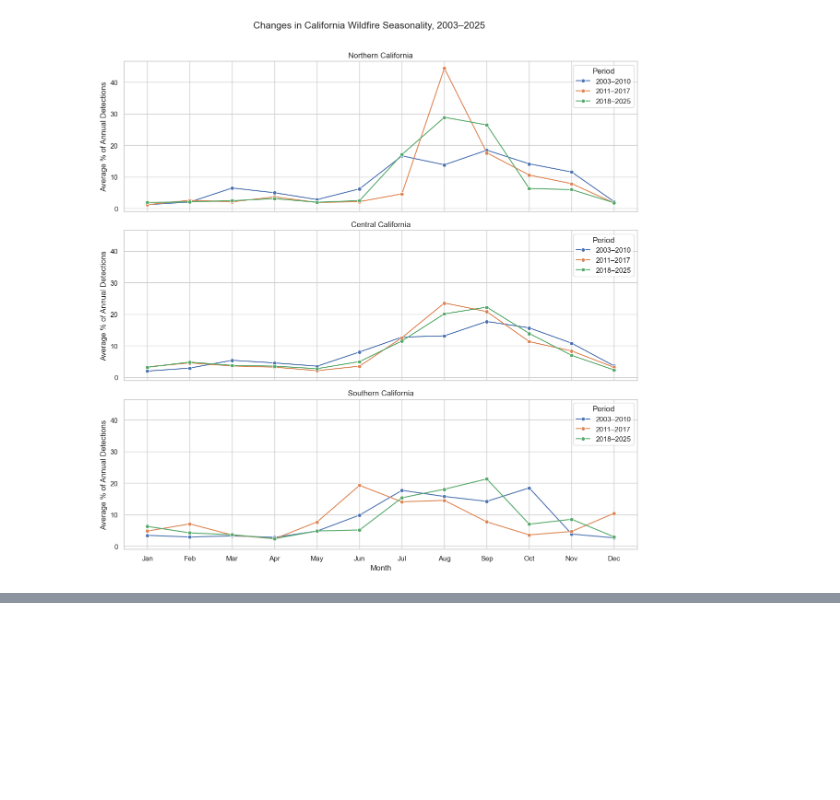
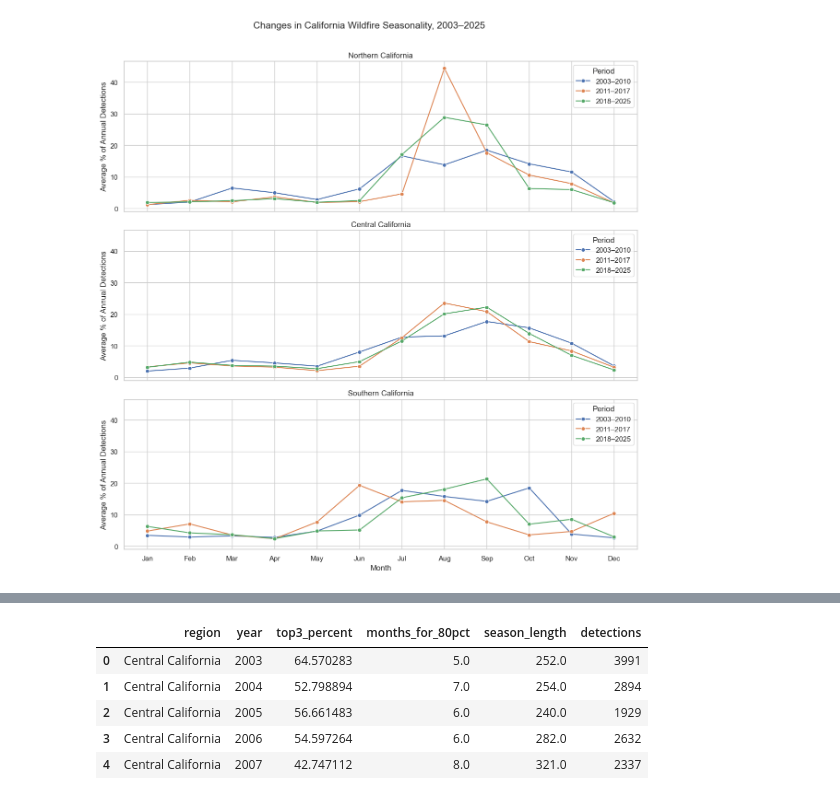
Before and after one commit to vmarroquinguzman/dsc106-project3, a Jupyter notebook: exploratory_vis.ipynb, the cells around one changed output, grey strips where cells are left out. Cells and saved outputs as stored; diff of their text form; code cells hidden in the pictures; blank space fills up the shorter version.

```diff
--- a/exploratory_vis.ipynb
+++ b/exploratory_vis.ipynb
@@ -719,0 +856,21 @@ plt.show()
+# %%
+# Graph 9: Seasonal Concentration vs. Fire-Activity Duration
+
+# Merge the two existing DataFrames
+comparison = concentration.merge(
+    season_metrics[
+        ["region", "year", "season_length", "detections"]
+    ],
+    on=["region", "year"],
+    how="inner"
+)
+
+# Inspect the combined data
+display(comparison.head())
+# %% [output]
+|  | region | year | top3_percent | months_for_80pct | season_length | detections |
+| 0 | Central California | 2003 | 64.570283 | 5.0 | 252.0 | 3991 |
+| 1 | Central California | 2004 | 52.798894 | 7.0 | 254.0 | 2894 |
+| 2 | Central California | 2005 | 56.661483 | 6.0 | 240.0 | 1929 |
+| 3 | Central California | 2006 | 54.597264 | 6.0 | 282.0 | 2632 |
+| 4 | Central California | 2007 | 42.747112 | 8.0 | 321.0 | 2337 |
```
Also changed, not shown: parts of 5 cells of this notebook.
